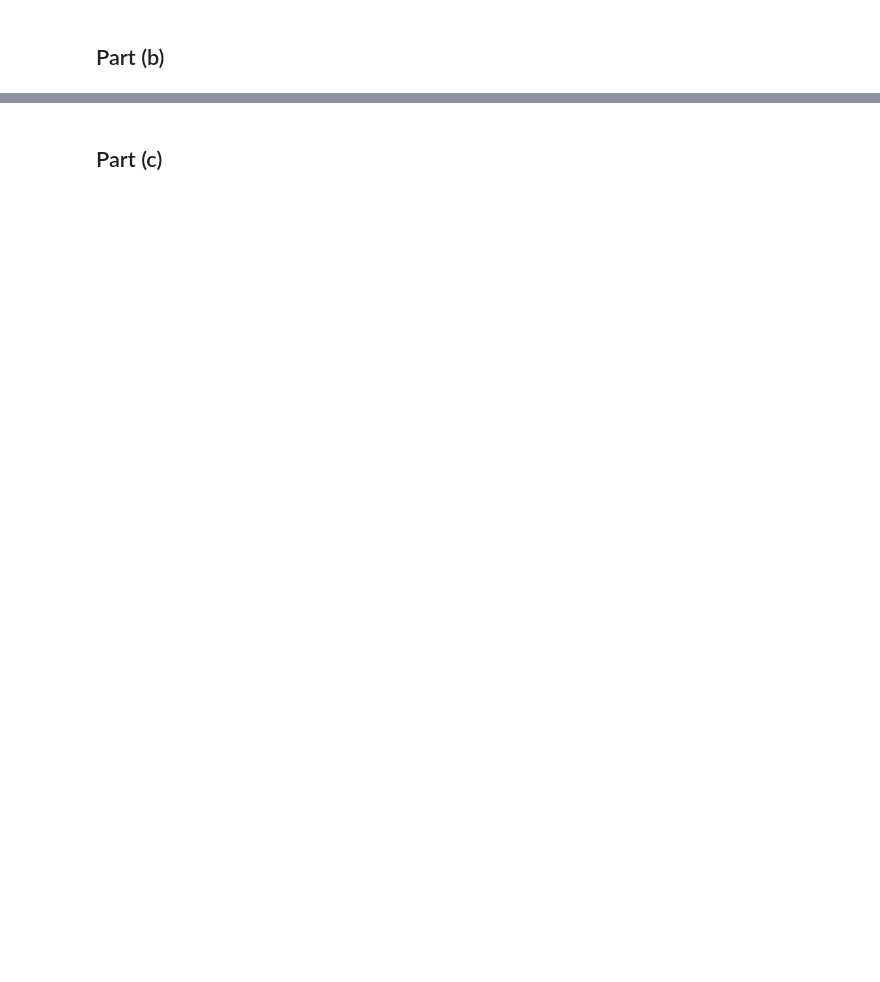
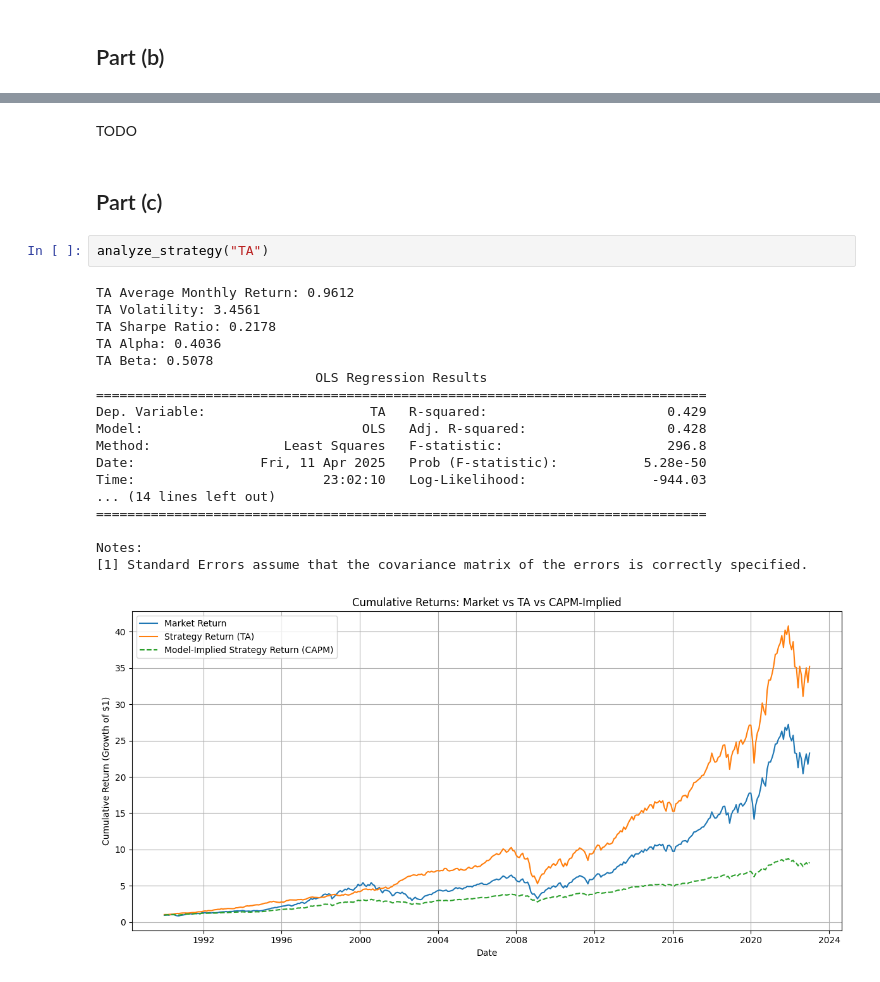
Before and after one commit to tiaeabraham/pbj-bem114, a Jupyter notebook: pbj_bem114_ps1.ipynb, the cells around one changed output, grey strips where cells are left out. Cells and saved outputs as stored; diff of their text form; blank space fills up the shorter version.

```diff
--- a/pbj_bem114_ps1.ipynb
+++ b/pbj_bem114_ps1.ipynb
@@ -358,2 +384,25 @@ Notes:
+# %% [markdown]
+TODO
 # %% [markdown]
 ## Part (c)
+# %%
+analyze_strategy("TA")
+# %% [output]
+TA Average Monthly Return: 0.9612
+TA Volatility: 3.4561
+TA Sharpe Ratio: 0.2178
+TA Alpha: 0.4036
+TA Beta: 0.5078
+                            OLS Regression Results
+==============================================================================
+Dep. Variable:                     TA   R-squared:                       0.429
+Model:                            OLS   Adj. R-squared:                  0.428
+Method:                 Least Squares   F-statistic:                     296.8
+Date:                Fri, 11 Apr 2025   Prob (F-statistic):           5.28e-50
+Time:                        23:02:10   Log-Likelihood:                -944.03
+... (14 lines left out)
+==============================================================================
+
+Notes:
+[1] Standard Errors assume that the covariance matrix of the errors is correctly specified.
+[figure, added]
```
Also changed, not shown: parts of 30 cells of this notebook.
